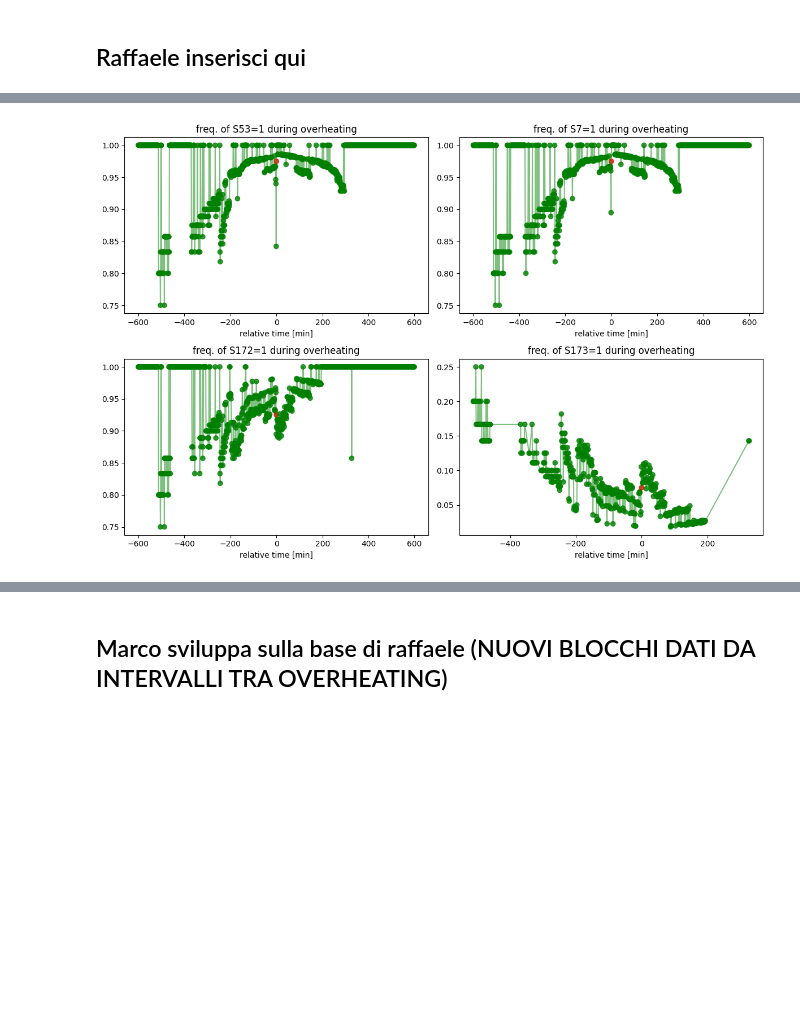
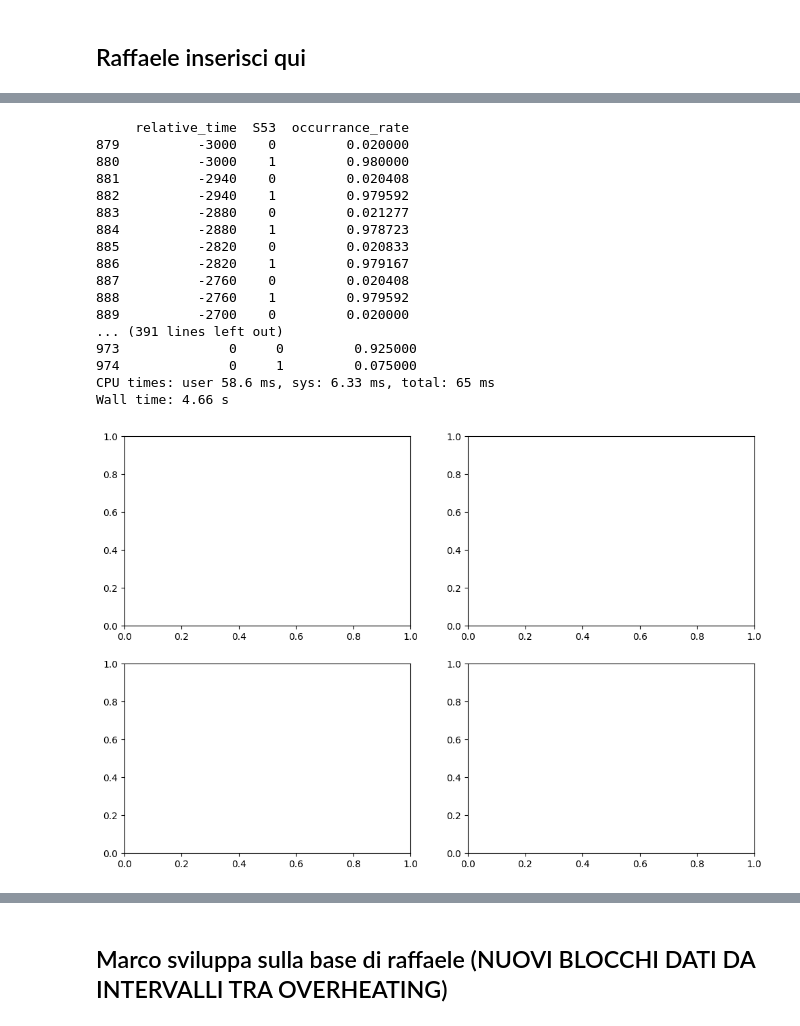
Before and after one commit to RaffaeleSabatini/MAPD2025_proj3, a Jupyter notebook: Group04.ipynb, the cells around one changed output, grey strips where cells are left out. Cells and saved outputs as stored; diff of their text form; code cells hidden in the pictures; blank space fills up the shorter version.

```diff
--- a/Group04.ipynb
+++ b/Group04.ipynb
@@ -1128,41 +1165,63 @@ totalOccurrences_df = ordered_df \
     .groupBy('relative_time') \
     .agg(count('*').alias('total_occurrences')) \
     .filter(f'relative_time < {post_time}')
 # totalOccurrences_df.show(130)
 
 # Now we perform the analysis: we group by relative_time and value (0, 1) for each sensor, then we compute the percentage over the total
 
 fig, axes = plt.subplots(ceil(n_sensors/2), 2, figsize=(12, 2*n_sensors))
 
 for i in range(n_sensors):
     sensor = top_corr_sensors[i]
     analysis_df = (
         ordered_df \
             .groupBy('relative_time', sensor) \
             .agg(count('*').alias('occurrences')) \
             .join(totalOccurrences_df, on='relative_time', how='left') \
             .withColumn('occurrance_rate', col('occurrences')/col('total_occurrences')) \
             .orderBy('relative_time', sensor) \
             .drop('occurrences', 'total_occurrences') \
             .toPandas()
     )
 
-    selected = analysis_df[sensor]==1
+    #selected = (analysis_df[sensor] == 1)
+    mask2 = (analysis_df["relative_time"] >= -50*60) & (analysis_df["relative_time"] <= 0)
 
-    rate = analysis_df[selected]['occurrance_rate']
+    #mask = selected & mask2
+    rate = analysis_df[mask2]
+
+    pd.set_option("display.max_rows", None)
+    print(rate)
     # rounded_rate = [round(r, 2) for r in rate]
-    time = analysis_df[selected]['relative_time'] / 60
-    colors = ['red' if t == 0 else 'green' for t in time]
-    axes[i//2, i%2].plot(time, rate, color='green', alpha=0.5)
-    axes[i//2, i%2].scatter(time, rate, color=colors, alpha=0.8)
-    axes[i//2, i%2].set_xlabel('relative time [min]')
-    axes[i//2, i%2].set_title(f'freq. of {sensor}=1 during overheating')# - corr. {round(top_corrs[i], 2)}')
+#     time = analysis_df[selected]['relative_time'] / 60
+#     colors = ['red' if t == 0 else 'green' for t in time]
+#     axes[i//2, i%2].plot(time, rate, color='green', alpha=0.5)
+#     axes[i//2, i%2].scatter(time, rate, color=colors, alpha=0.8)
+#     axes[i//2, i%2].set_xlabel('relative time [min]')
+#     axes[i//2, i%2].set_title(f'freq. of {sensor}=1 during overheating')# - corr. {round(top_corrs[i], 2)}')
 
-plt.tight_layout()
-plt.show()
+# plt.tight_layout()
+# plt.show()
 
 
 #print(distinct_blocks)
 #plot_df.show(300, truncate=False)
 # %% [output]
+     relative_time  S53  occurrance_rate
+879          -3000    0         0.020000
+880          -3000    1         0.980000
+881          -2940    0         0.020408
+882          -2940    1         0.979592
+883          -2880    0         0.021277
+884          -2880    1         0.978723
+885          -2820    0         0.020833
+886          -2820    1         0.979167
+887          -2760    0         0.020408
+888          -2760    1         0.979592
+889          -2700    0         0.020000
+... (391 lines left out)
+973              0     0         0.925000
+974              0     1         0.075000
+CPU times: user 58.6 ms, sys: 6.33 ms, total: 65 ms
+Wall time: 4.66 s
-[figure, old version]
+[figure, new version]
```
Also changed, not shown: parts of 14 cells of this notebook.
